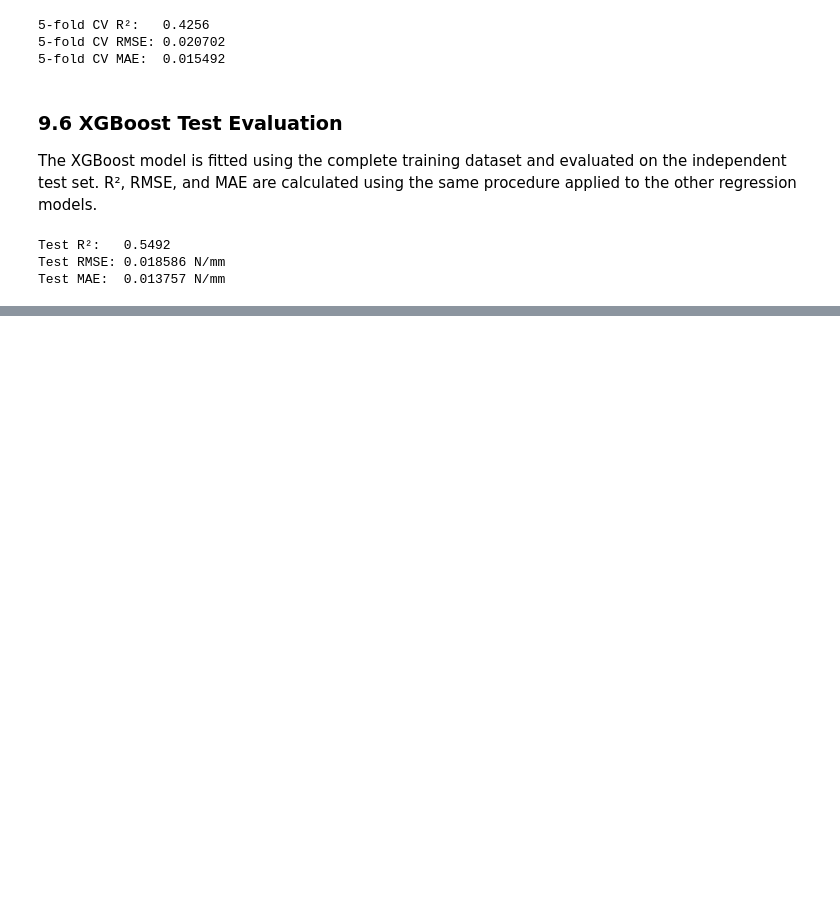
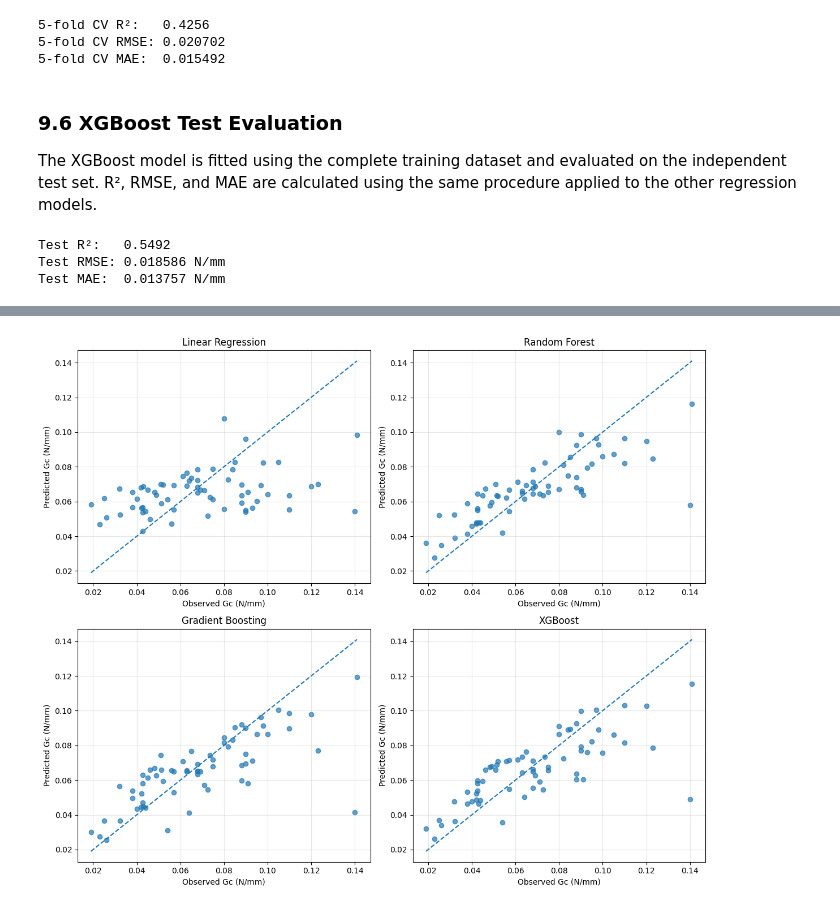
Before and after one commit to yoolmalaak/concrete-crack-and-fracture-analysis, a Jupyter notebook: notebooks/06_fracture_data_analysis.ipynb, the cells around one changed output, grey strips where cells are left out. Saved outputs shown, nothing was run; the diff lists cells and outputs as text; code cells hidden in the pictures; blank space fills up the shorter version.

```diff
--- a/notebooks/06_fracture_data_analysis.ipynb
+++ b/notebooks/06_fracture_data_analysis.ipynb
@@ -769,0 +847,38 @@ Test MAE:  0.013757 N/mm
+# %%
+predictions = {
+    "Linear Regression": linear_predictions,
+    "Random Forest": rf_predictions,
+    "Gradient Boosting": gb_predictions,
+    "XGBoost": xgb_predictions
+}
+
+fig, axes = plt.subplots(2, 2, figsize=(12, 10))
+
+for ax, (model_name, predictions_model) in zip(
+    axes.flatten(),
+    predictions.items()
+):
+    ax.scatter(
+        y_test,
+        predictions_model,
+        alpha=0.7
+    )
+
+    min_value = min(y_test.min(), predictions_model.min())
+    max_value = max(y_test.max(), predictions_model.max())
+
+    ax.plot(
+        [min_value, max_value],
+        [min_value, max_value],
+        linestyle="--"
+    )
+
+    ax.set_xlabel("Observed Gc (N/mm)")
+    ax.set_ylabel("Predicted Gc (N/mm)")
+    ax.set_title(model_name)
+    ax.grid(alpha=0.3)
+
+plt.tight_layout()
+plt.show()
+# %% [output]
+[figure, added]
```
Also changed, not shown: parts of 24 cells of this notebook.
